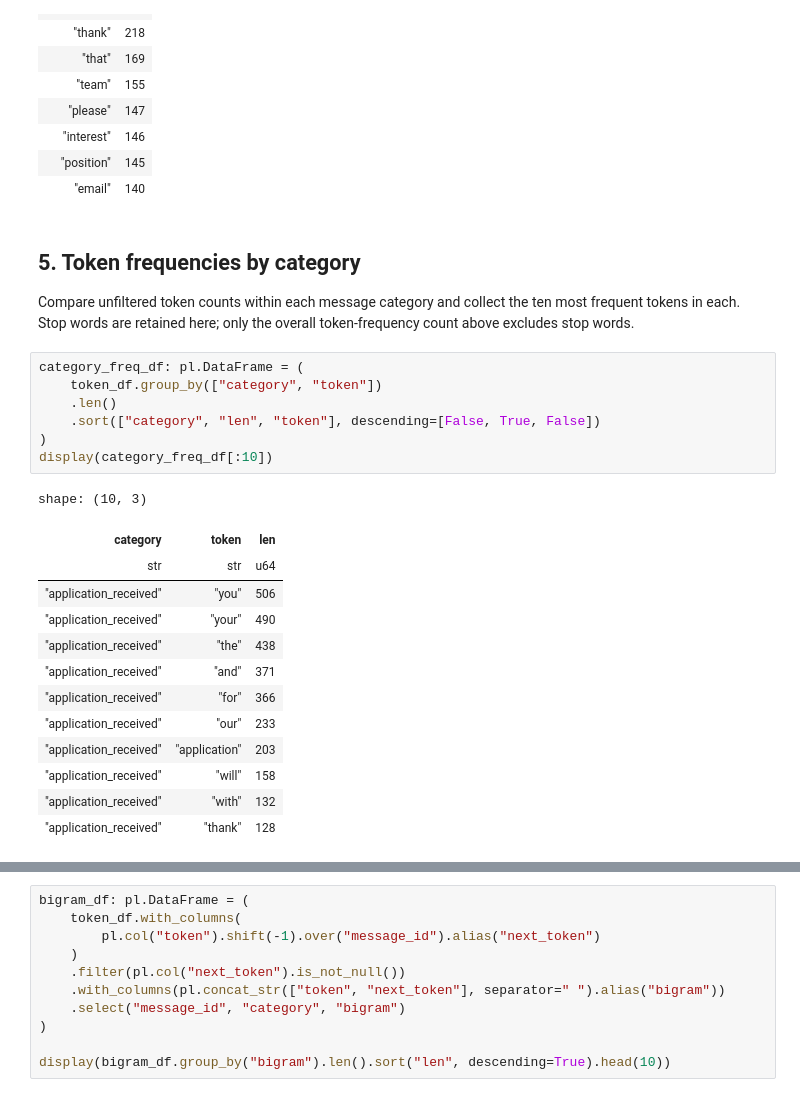
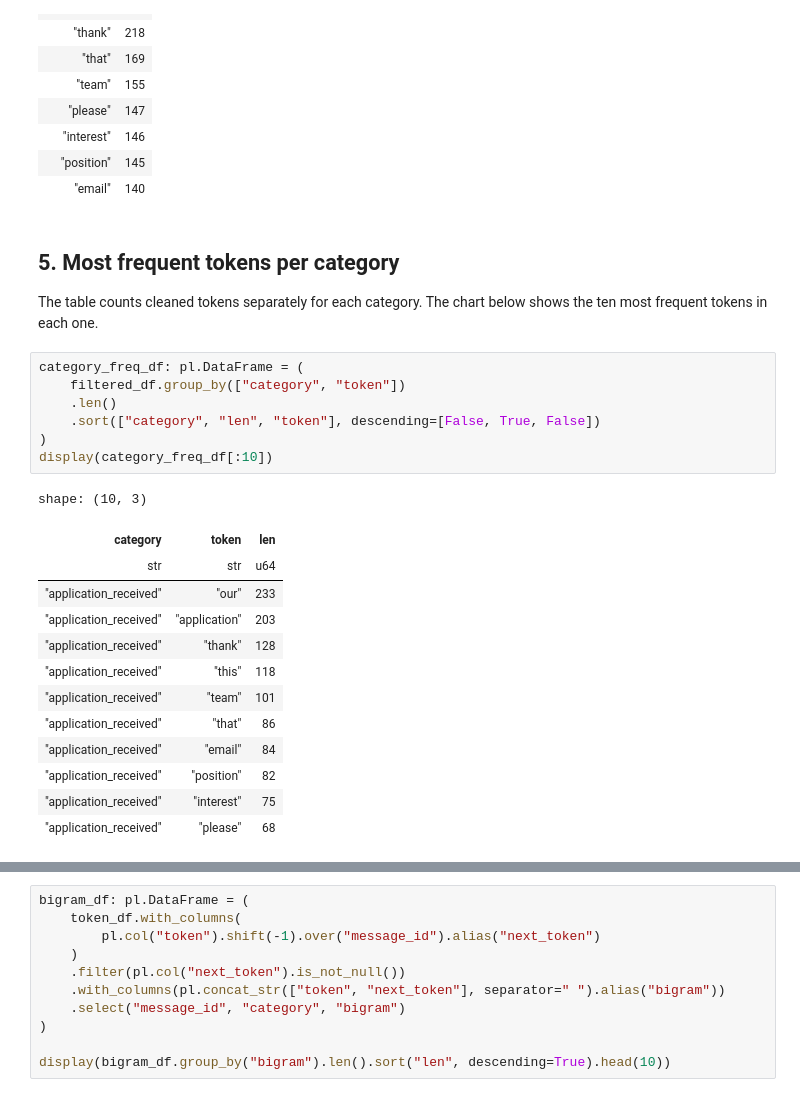
Before and after one commit to ajaneh/nlp-03-text-exploration-context, a Jupyter notebook: notebooks/nlp_corpus_heyert.ipynb, the cells around one changed output, grey strips where cells are left out. Saved outputs shown, nothing was run; the diff lists cells and outputs as text.

```diff
--- a/notebooks/nlp_corpus_heyert.ipynb
+++ b/notebooks/nlp_corpus_heyert.ipynb
@@ -197,27 +197,27 @@ shape: (10, 2)
 | "position" | 145 |
 | "email" | 140 |
 # %% [markdown]
-## 5. Token frequencies by category
+## 5. Most frequent tokens per category
 
-Compare unfiltered token counts within each message category and collect the ten most frequent tokens in each. Stop words are retained here; only the overall token-frequency count above excludes stop words.
+The table counts cleaned tokens separately for each category. The chart below shows the ten most frequent tokens in each one.
 # %%
 category_freq_df: pl.DataFrame = (
-    token_df.group_by(["category", "token"])
+    filtered_df.group_by(["category", "token"])
     .len()
     .sort(["category", "len", "token"], descending=[False, True, False])
 )
 display(category_freq_df[:10])
 # %% [output]
 shape: (10, 3)
 | category | token | len |
 | str | str | u64 |
-| "application_received" | "you" | 506 |
-| "application_received" | "your" | 490 |
-| "application_received" | "the" | 438 |
-| "application_received" | "and" | 371 |
-| "application_received" | "for" | 366 |
 | "application_received" | "our" | 233 |
 | "application_received" | "application" | 203 |
-| "application_received" | "will" | 158 |
-| "application_received" | "with" | 132 |
 | "application_received" | "thank" | 128 |
+| "application_received" | "this" | 118 |
+| "application_received" | "team" | 101 |
+| "application_received" | "that" | 86 |
+| "application_received" | "email" | 84 |
+| "application_received" | "position" | 82 |
+| "application_received" | "interest" | 75 |
+| "application_received" | "please" | 68 |
```
Also changed, not shown: parts of 20 cells of this notebook, 10 other files.
